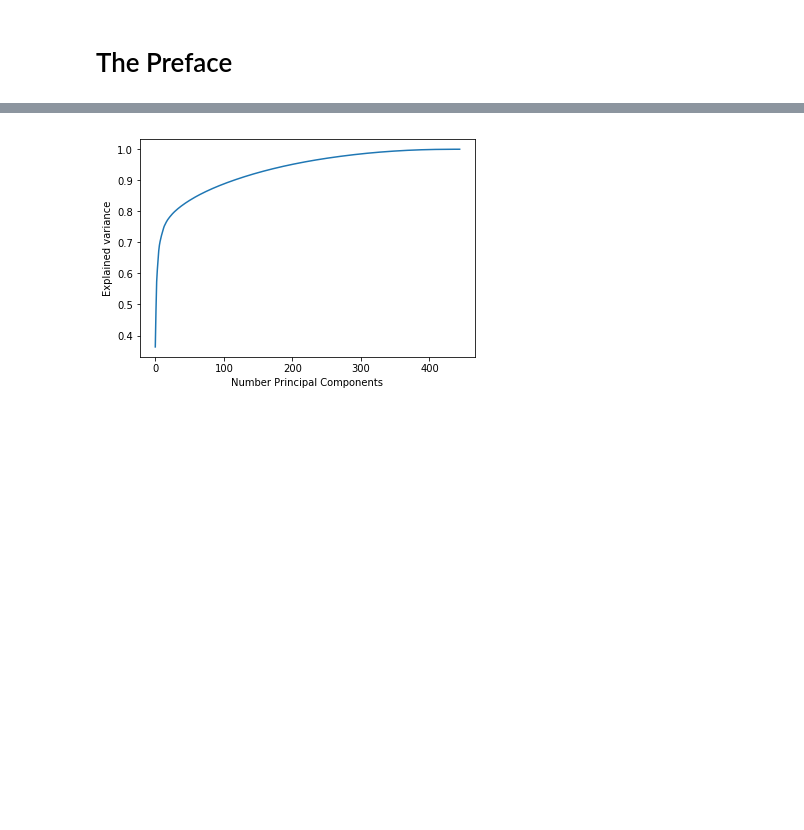
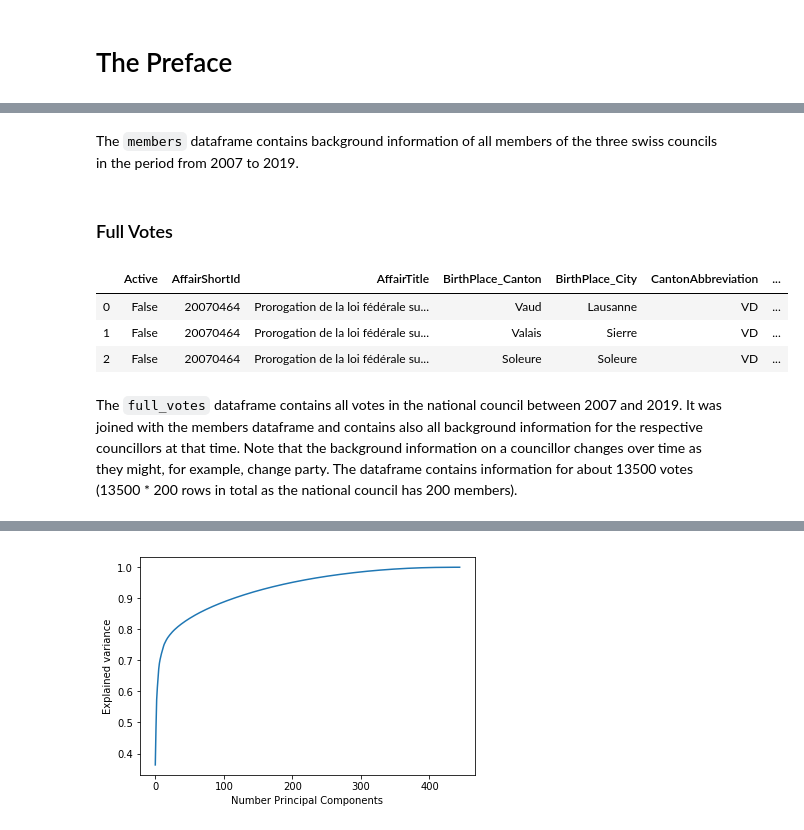
Before and after one commit to guarin/voting_behavior_analysis, a Jupyter notebook: src/milestone2.ipynb, the cells around one changed output, grey strips where cells are left out. Cells and saved outputs as stored; diff of their text form; code cells hidden in the pictures; blank space fills up the shorter version.

```diff
--- a/src/milestone2.ipynb
+++ b/src/milestone2.ipynb
@@ -32,0 +70,15 @@ full_votes = pd.read_csv("../generated/full_votes.csv.gz")
+# %% [markdown]
+The `members` dataframe contains background information of all members of the three swiss councils in the period from 2007 to 2019.
+# %% [markdown]
+### Full Votes
+# %%
+full_votes = data_loading.full_votes()
+with pd.option_context("display.max_columns", None):
+    display(full_votes.head(3))
+# %% [output]
+|  | Active | AffairShortId | AffairTitle | BirthPlace_Canton | BirthPlace_City | CantonAbbreviation | ... |
+| 0 | False | 20070464 | Prorogation de la loi fédérale su... | Vaud | Lausanne | VD | ... |
+| 1 | False | 20070464 | Prorogation de la loi fédérale su... | Valais | Sierre | VD | ... |
+| 2 | False | 20070464 | Prorogation de la loi fédérale su... | Soleure | Soleure | VD | ... |
+# %% [markdown]
+The `full_votes` dataframe contains all votes in the national council between 2007 and 2019. It was joined with the members dataframe and contains also all background information for the respective councillors at that time. Note that the background information on a councillor changes over time as they might, for example, change party. The dataframe contains information for about 13500 votes (13500 * 200 rows in total as the national council has 200 members).
```
Also changed, not shown: parts of 12 cells of this notebook.
